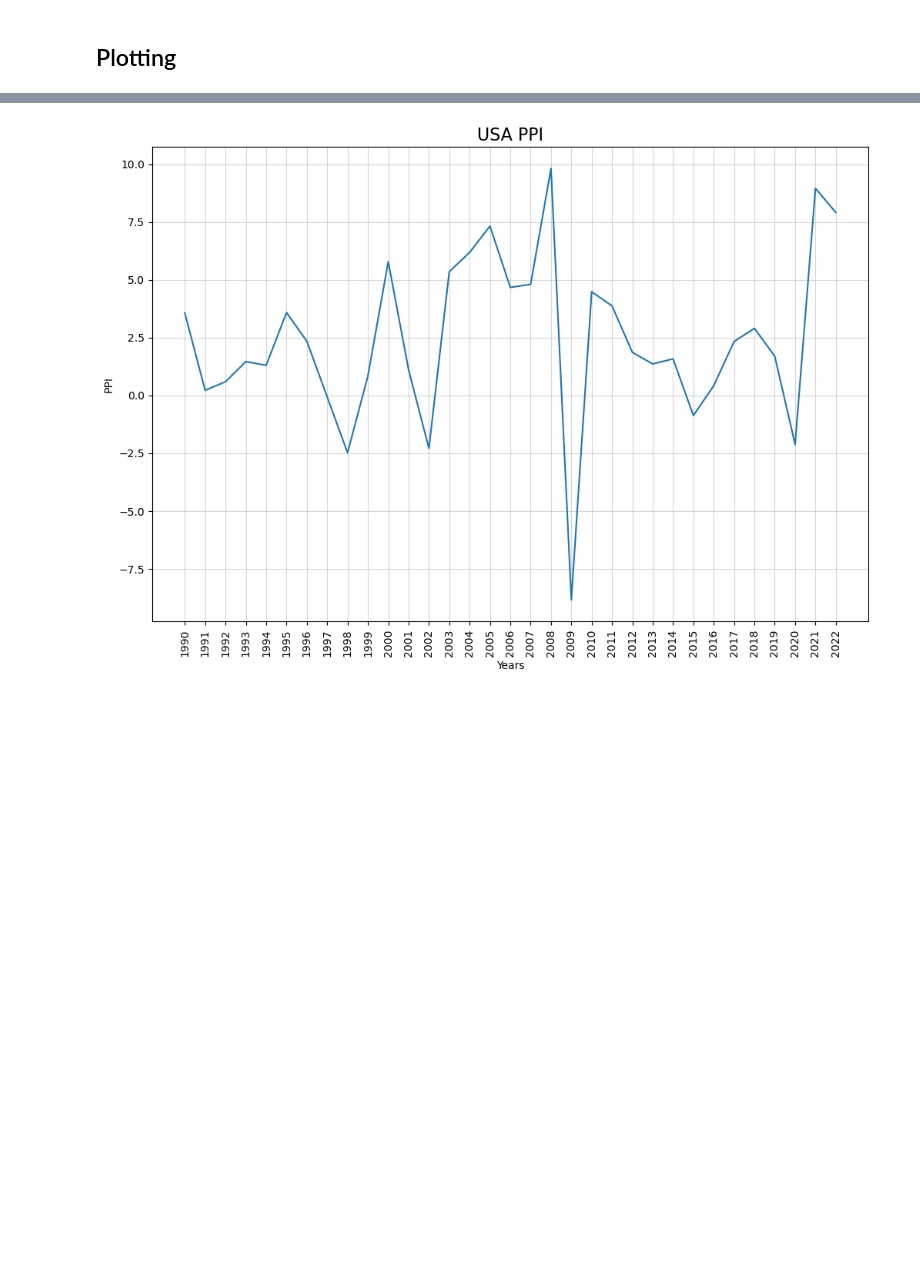
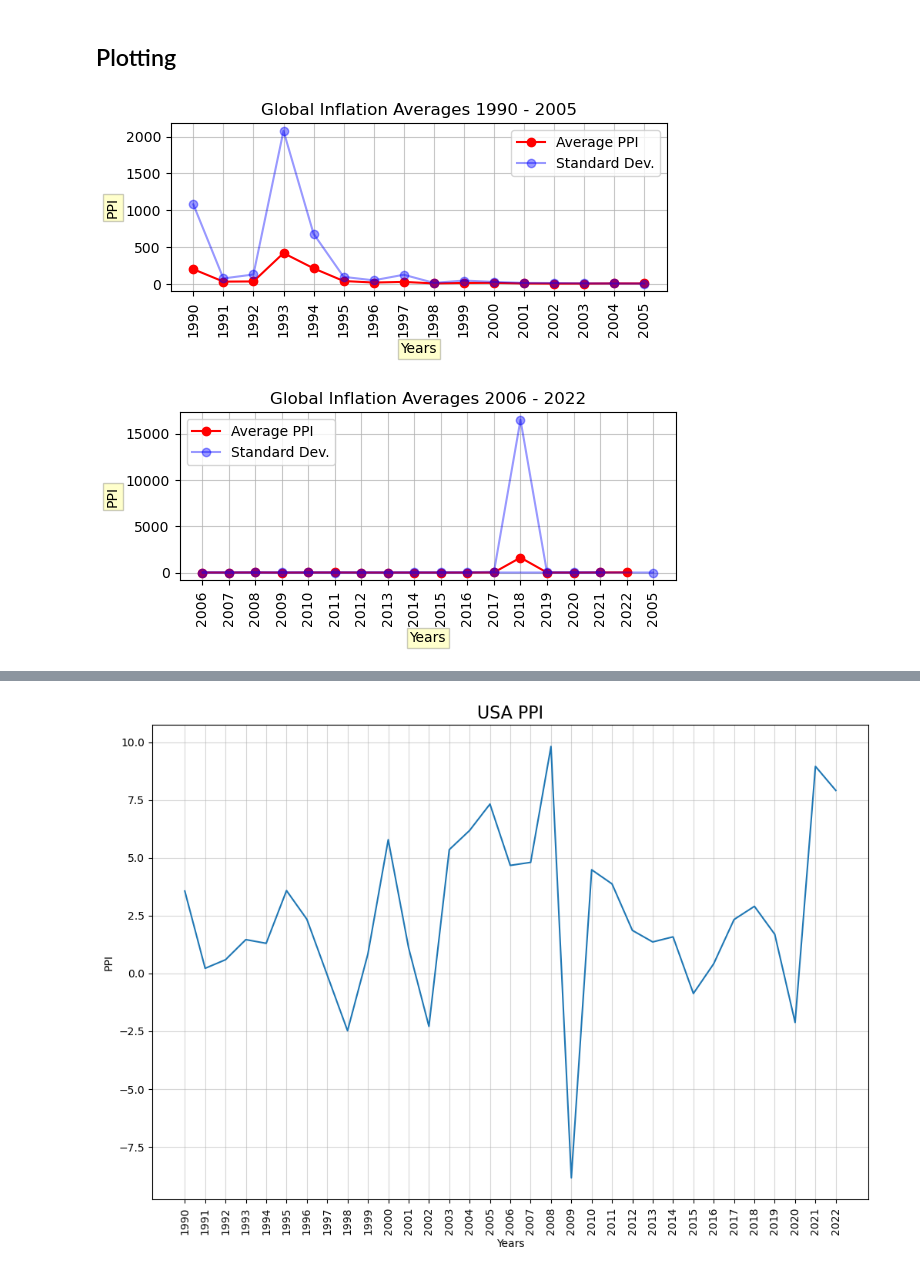
Before and after one commit to heatherrichardson300/Project_1_Inflation, a Jupyter notebook: Heather_work/Data/analysis1.ipynb, the cells around one changed output, grey strips where cells are left out. Saved outputs shown, nothing was run; the diff lists cells and outputs as text; code cells hidden in the pictures; blank space fills up the shorter version.

```diff
--- a/Heather_work/Data/analysis1.ipynb
+++ b/Heather_work/Data/analysis1.ipynb
@@ -176,3 +185,19 @@ global_averages_df
+# %%
+summary_data = copy_producer_df.describe()
+
+# summary_df1 = pd.DataFrame(summary_data)
+
+# summary_df2 = summary_df1.reset_index()
+# summary_df2.columns = ['Stat', 'Outcome']
+
+# table = ax.table(cellText=table_data.values, colLabels=table_data.columns, cellLoc='center', loc='center')
+
+# # Save the table as an image
+# plt.savefig('series_table.png', dpi=300)
+# plt.show()
+
+summary_data
+std = summary_data.iloc[2].round(2)
 # %%
 usa_data = producer_df[producer_df['Country'] == 'United States']
 usa_df = pd.DataFrame(usa_data)
@@ -205,3 +230,42 @@ cleaned_usa_df
 Name: 776, dtype: float64
 # %% [markdown]
 ## Plotting
+# %%
+subset1 = global_averages_df.iloc[0:16]
+subset2 = global_averages_df.iloc[16:33]
+subset3 = global_averages_df.iloc[20:33]
+box = dict(facecolor='yellow', pad=2, alpha=0.2)
+
+plt.subplot(2,1,1)
+plt.plot(subset1, marker='o', color='red', label='Average PPI')
+plt.plot(std.iloc[1:17], color='blue', marker ='o', alpha=0.4, label='Standard Dev.')
+plt.xticks(rotation=90)
+plt.title('Global Inflation Averages 1990 - 2005')
+plt.xlabel('Years', bbox=box)
+plt.ylabel('PPI', bbox=box)
+plt.grid(True, alpha = 0.7)
+plt.legend()
+plt.show()
+
+plt.subplot(2,1,2)
+plt.plot(subset2, marker = 'o', color='red', label = 'Average PPI')
+plt.plot(std.iloc[16:33], color='blue', marker ='o', alpha=0.4, label='Standard Dev.')
+plt.xticks(rotation=90)
+plt.title('Global Inflation Averages 2006 - 2022')
+plt.xlabel('Years', bbox=box)
+plt.ylabel('PPI', bbox=box)
+plt.grid(True, alpha=0.7)
+plt.legend()
+plt.show()
+
+# plt.subplot(2,1,1)
+# plt.title('Global PPI Inflation 1990 - ')
+# plt.plot(subset3)
+# plt.xticks(rotation=90)
+# plt.xlabel('Years')
+# plt.ylabel('PPI')
+
+# plt.show()
+# %% [output]
+[figure, added]
+[figure, added]
```
Also changed, not shown: parts of 11 cells of this notebook.
